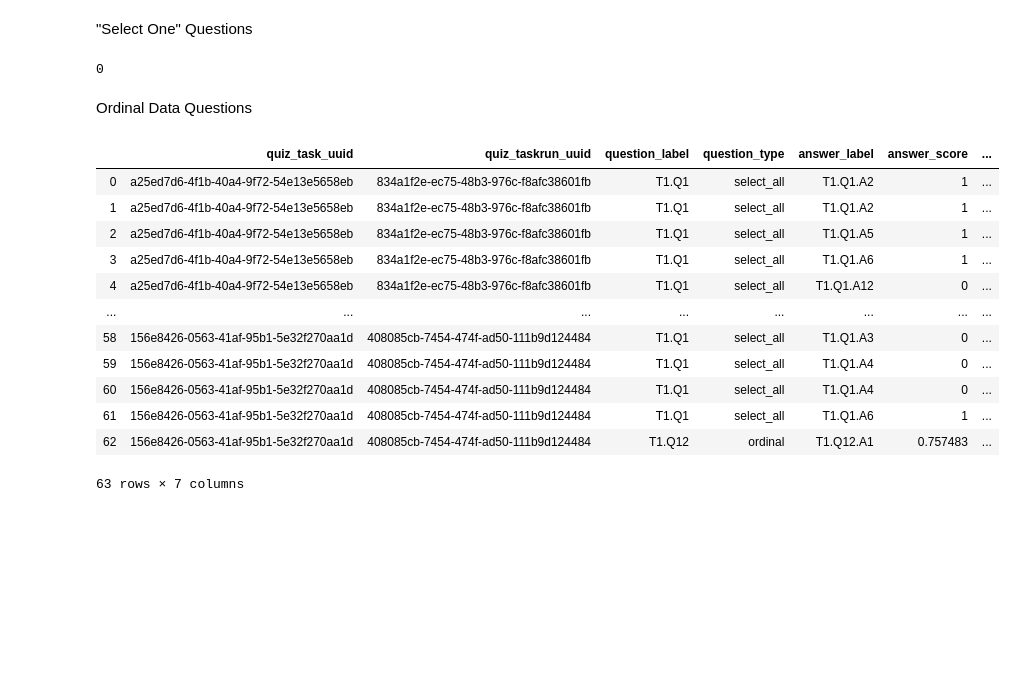
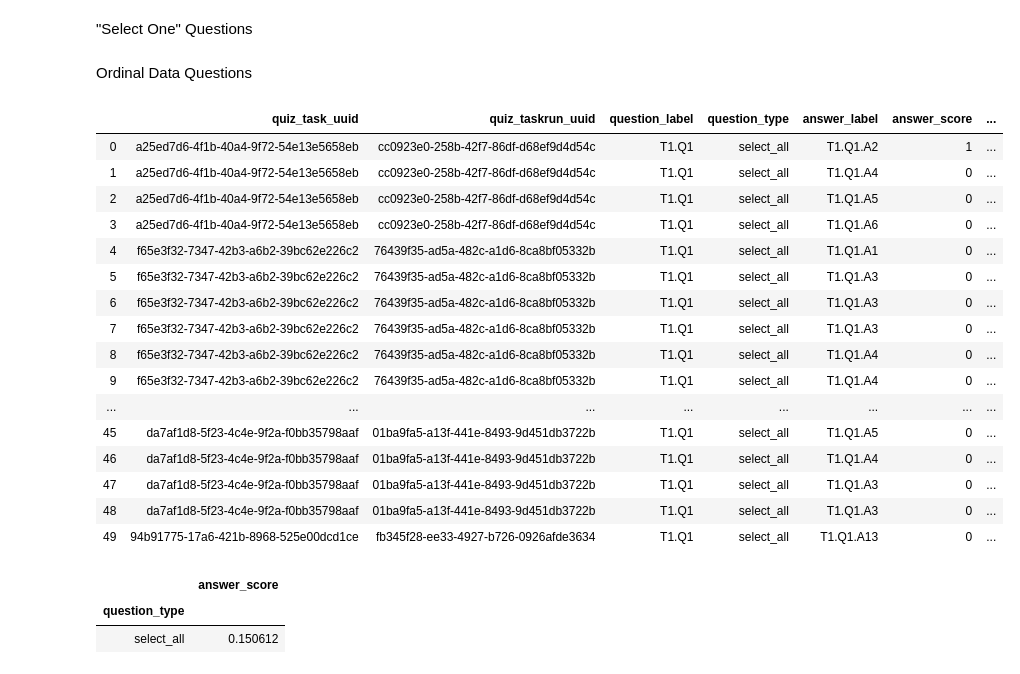
Before and after one commit to ewendai/PublicEditorMASC, a Jupyter notebook: User Rep Scores.ipynb, the cells around one changed output. Cells and saved outputs as stored; diff of their text form; code cells hidden in the pictures; blank space fills up the shorter version.

```diff
--- a/User Rep Scores.ipynb
+++ b/User Rep Scores.ipynb
@@ -29,7 +66,7 @@ parent_df = df.loc[df['question_label'].isin(language_parents)]
 #adds a column with the question_type of the question_label
 question_types = []
 for i in parent_df['question_label']:
-    question_type = language_parents_types[language_parents.index(i)]
+    question_type = task_parents_types[task_type][task_parents[task_type].index(i)]
     question_types.append(question_type)
 
 parent_df.insert(2, "question_type", question_types, True)
@@ -64,9 +90,5 @@ def selectOneQ(selected, correct):
     if selected == correct:
         return 1
     return 0
-# %%
-selectOneQ(1, 2)
-# %% [output]
-0
 # %% [markdown]
 Ordinal Data Questions
@@ -85,14 +95,22 @@ v_q12_to_int = np.vectorize(q12_to_int)
+# %%
+#uses the last value of the question label, ex. 1 in "T1.Q9.A1", as the numerical representation of the answer
+def question_to_int(selection):
+    return int(selection[-1])
+
+v_question_to_int = np.vectorize(question_to_int)
 # %%
-#selected is an answer_label, question is a question_label, both strings
-def ordinalDataQ(selected, question):
+#selected and correct are answer_label(s), question is a question_label, both strings
+def ordinalDataQ(selected, question, correct):
     data = parent_df[parent_df['question_label'].str.match(question)]
     data = data['answer_label'].values
     #array of 1,2,3,4s
-    data_int = v_q12_to_int(data)
-    selected_int = q12_to_int(selected)
-    indexOfSelected = np.where(data_int == selected_int)[0][0]
-    zscore = sp.stats.zscore(data_int)[indexOfSelected]
-    return 1 - abs(zscore)/3.4 #is there better way to scale the data from 0 to 1
+    data_int = v_question_to_int(data)
+    selected_int = question_to_int(selected)
+    correct_int = question_to_int(correct)
+
+    std = np.std(data_int)
+    z_score = (selected_int - correct_int)/std
+    return 1 - abs(z_score)/3
 # %%
 user_score_dict = {}
 test_dict = {}
@@ -100,26 +118,30 @@ for index, row in parent_df.iterrows():
     if row['contributor_uuid'] not in user_score_dict:
         user_score_dict[row['contributor_uuid']] = pd.DataFrame(columns=['quiz_task_uuid', 'quiz_taskrun_uuid', 'question_label', 'question_type', 'answer_label', 'answer_score', 'time_stamp'])
     if row['question_type'] == "select_all":
-        score = selectAllQ(row['answer_label'], ['T1.Q1.A2', 'T1.Q1.A5', 'T1.Q1.A6'])
+        score = selectAllQ(row['answer_label'], converged_answers[task_parents[task_type].index(row['question_label'])])
     elif row['question_type'] == "select_one":
-        score = selectOneQ(row['answer_label'], 'T1.Q1.A2')
+        score = selectOneQ(row['answer_label'], converged_answers[task_parents[task_type].index(row['question_label'])])
     else:
-        score = ordinalDataQ(row['answer_label'], row['question_label'])
+        score = ordinalDataQ(row['answer_label'], row['question_label'], converged_answers[task_parents[task_type].index(row['question_label'])])
     user_score_dict[row['contributor_uuid']] = user_score_dict[row['contributor_uuid']].append({'quiz_task_uuid': row['quiz_task_uuid'], 'quiz_taskrun_uuid': row['quiz_taskrun_uuid'], 'question_label': row['question_label'], 'question_type': row['question_type'], 'answer_label': row['answer_label'], 'answer_score': score, 'time_stamp': row['finish_time']}, ignore_index=True)
 # %%
 #example output csv for a given contributor_uuid
-user_score_dict['f9143626-bfe0-4e69-b652-6d1525ab4eb0']
+user_score_dict['9edd2824-48d3-49db-97ae-9713b37592d3']
 # %% [output]
 |  | quiz_task_uuid | quiz_taskrun_uuid | question_label | question_type | answer_label | answer_score | ... |
-| 0 | a25ed7d6-4f1b-40a4-9f72-54e13e5658eb | 834a1f2e-ec75-48b3-976c-f8afc38601fb | T1.Q1 | select_all | T1.Q1.A2 | 1 | ... |
-| 1 | a25ed7d6-4f1b-40a4-9f72-54e13e5658eb | 834a1f2e-ec75-48b3-976c-f8afc38601fb | T1.Q1 | select_all | T1.Q1.A2 | 1 | ... |
-| 2 | a25ed7d6-4f1b-40a4-9f72-54e13e5658eb | 834a1f2e-ec75-48b3-976c-f8afc38601fb | T1.Q1 | select_all | T1.Q1.A5 | 1 | ... |
-| 3 | a25ed7d6-4f1b-40a4-9f72-54e13e5658eb | 834a1f2e-ec75-48b3-976c-f8afc38601fb | T1.Q1 | select_all | T1.Q1.A6 | 1 | ... |
-| 4 | a25ed7d6-4f1b-40a4-9f72-54e13e5658eb | 834a1f2e-ec75-48b3-976c-f8afc38601fb | T1.Q1 | select_all | T1.Q1.A12 | 0 | ... |
+| 0 | a25ed7d6-4f1b-40a4-9f72-54e13e5658eb | cc0923e0-258b-42f7-86df-d68ef9d4d54c | T1.Q1 | select_all | T1.Q1.A2 | 1 | ... |
+| 1 | a25ed7d6-4f1b-40a4-9f72-54e13e5658eb | cc0923e0-258b-42f7-86df-d68ef9d4d54c | T1.Q1 | select_all | T1.Q1.A4 | 0 | ... |
+| 2 | a25ed7d6-4f1b-40a4-9f72-54e13e5658eb | cc0923e0-258b-42f7-86df-d68ef9d4d54c | T1.Q1 | select_all | T1.Q1.A5 | 0 | ... |
+| 3 | a25ed7d6-4f1b-40a4-9f72-54e13e5658eb | cc0923e0-258b-42f7-86df-d68ef9d4d54c | T1.Q1 | select_all | T1.Q1.A6 | 0 | ... |
+| 4 | f65e3f32-7347-42b3-a6b2-39bc62e226c2 | 76439f35-ad5a-482c-a1d6-8ca8bf05332b | T1.Q1 | select_all | T1.Q1.A1 | 0 | ... |
+| 5 | f65e3f32-7347-42b3-a6b2-39bc62e226c2 | 76439f35-ad5a-482c-a1d6-8ca8bf05332b | T1.Q1 | select_all | T1.Q1.A3 | 0 | ... |
+| 6 | f65e3f32-7347-42b3-a6b2-39bc62e226c2 | 76439f35-ad5a-482c-a1d6-8ca8bf05332b | T1.Q1 | select_all | T1.Q1.A3 | 0 | ... |
+| 7 | f65e3f32-7347-42b3-a6b2-39bc62e226c2 | 76439f35-ad5a-482c-a1d6-8ca8bf05332b | T1.Q1 | select_all | T1.Q1.A3 | 0 | ... |
+| 8 | f65e3f32-7347-42b3-a6b2-39bc62e226c2 | 76439f35-ad5a-482c-a1d6-8ca8bf05332b | T1.Q1 | select_all | T1.Q1.A4 | 0 | ... |
+| 9 | f65e3f32-7347-42b3-a6b2-39bc62e226c2 | 76439f35-ad5a-482c-a1d6-8ca8bf05332b | T1.Q1 | select_all | T1.Q1.A4 | 0 | ... |
 | ... | ... | ... | ... | ... | ... | ... | ... |
-| 58 | 156e8426-0563-41af-95b1-5e32f270aa1d | 408085cb-7454-474f-ad50-111b9d124484 | T1.Q1 | select_all | T1.Q1.A3 | 0 | ... |
-| 59 | 156e8426-0563-41af-95b1-5e32f270aa1d | 408085cb-7454-474f-ad50-111b9d124484 | T1.Q1 | select_all | T1.Q1.A4 | 0 | ... |
-| 60 | 156e8426-0563-41af-95b1-5e32f270aa1d | 408085cb-7454-474f-ad50-111b9d124484 | T1.Q1 | select_all | T1.Q1.A4 | 0 | ... |
-| 61 | 156e8426-0563-41af-95b1-5e32f270aa1d | 408085cb-7454-474f-ad50-111b9d124484 | T1.Q1 | select_all | T1.Q1.A6 | 1 | ... |
-| 62 | 156e8426-0563-41af-95b1-5e32f270aa1d | 408085cb-7454-474f-ad50-111b9d124484 | T1.Q12 | ordinal | T1.Q12.A1 | 0.757483 | ... |
+| 45 | da7af1d8-5f23-4c4e-9f2a-f0bb35798aaf | 01ba9fa5-a13f-441e-8493-9d451db3722b | T1.Q1 | select_all | T1.Q1.A5 | 0 | ... |
+| 46 | da7af1d8-5f23-4c4e-9f2a-f0bb35798aaf | 01ba9fa5-a13f-441e-8493-9d451db3722b | T1.Q1 | select_all | T1.Q1.A4 | 0 | ... |
+| 47 | da7af1d8-5f23-4c4e-9f2a-f0bb35798aaf | 01ba9fa5-a13f-441e-8493-9d451db3722b | T1.Q1 | select_all | T1.Q1.A3 | 0 | ... |
+| 48 | da7af1d8-5f23-4c4e-9f2a-f0bb35798aaf | 01ba9fa5-a13f-441e-8493-9d451db3722b | T1.Q1 | select_all | T1.Q1.A3 | 0 | ... |
+| 49 | 94b91775-17a6-421b-8968-525e00dcd1ce | fb345f28-ee33-4927-b726-0926afde3634 | T1.Q1 | select_all | T1.Q1.A13 | 0 | ... |
-63 rows × 7 columns
@@ -125,0 +155,6 @@ user_score_dict['f9143626-bfe0-4e69-b652-6d1525ab4eb0']
+# %%
+variances(user_score_dict['9edd2824-48d3-49db-97ae-9713b37592d3'])
+# %% [output]
+|  | answer_score |
+| question_type |  |
+| select_all | 0.150612 |
```
Also changed, not shown: parts of 10 cells of this notebook.
